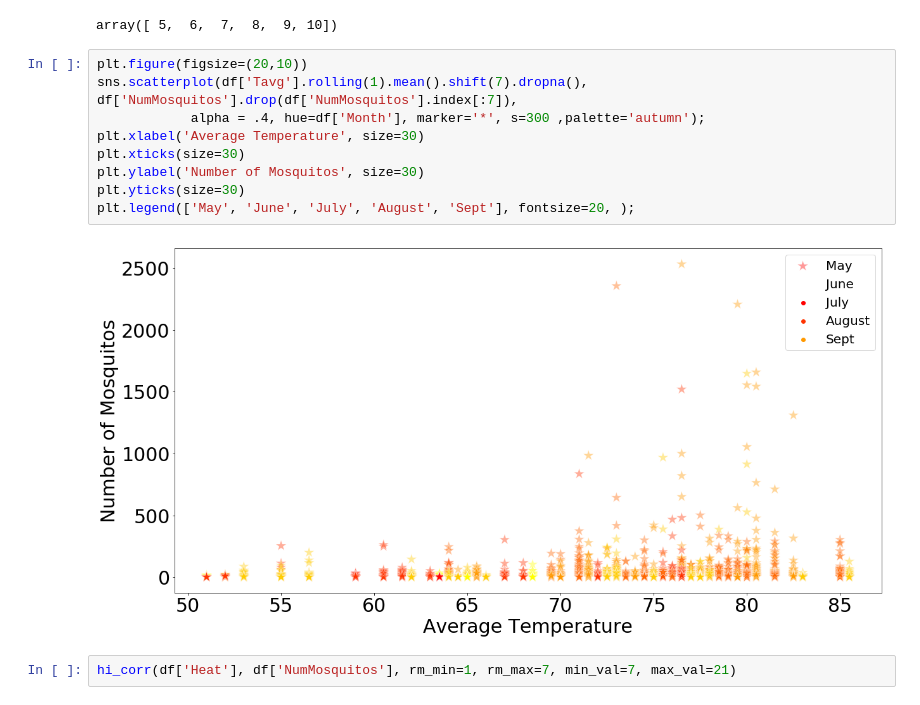
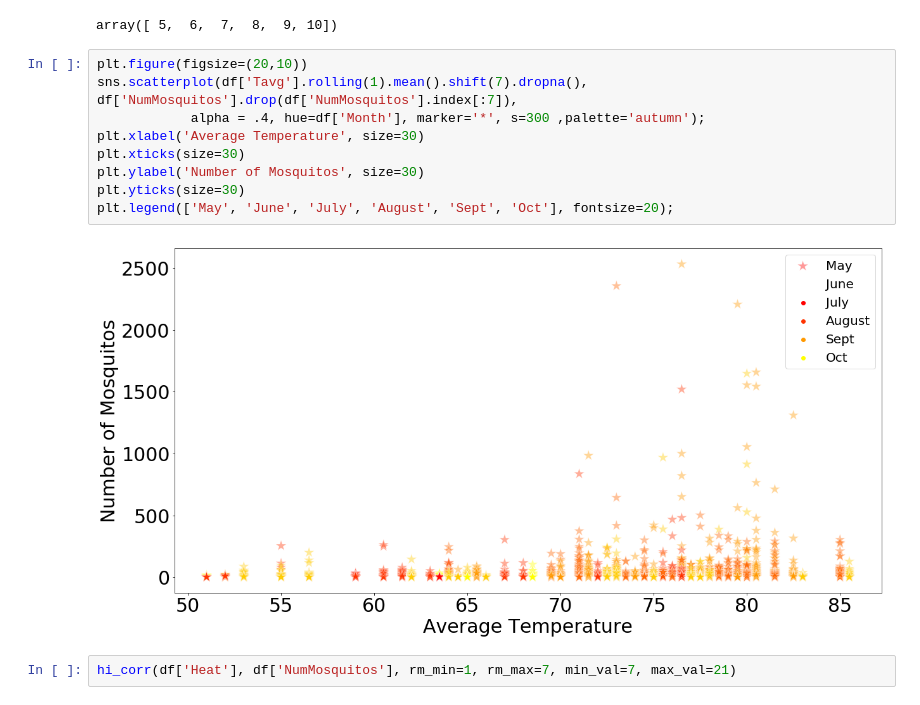
Before and after one commit to camarenad/wnv_prevention, a Jupyter notebook: jj/EDA_Merged_Data_JJ.ipynb, the cells around one changed output. Cells and saved outputs as stored; diff of their text form.

```diff
--- a/jj/EDA_Merged_Data_JJ.ipynb
+++ b/jj/EDA_Merged_Data_JJ.ipynb
@@ -146,14 +142,14 @@ array([ 5,  6,  7,  8,  9, 10])
 # %%
 plt.figure(figsize=(20,10))
 sns.scatterplot(df['Tavg'].rolling(1).mean().shift(7).dropna(), df['NumMosquitos'].drop(df['NumMosquitos'].index[:7]),
             alpha = .4, hue=df['Month'], marker='*', s=300 ,palette='autumn');
 plt.xlabel('Average Temperature', size=30)
 plt.xticks(size=30)
 plt.ylabel('Number of Mosquitos', size=30)
 plt.yticks(size=30)
-plt.legend(['May', 'June', 'July', 'August', 'Sept'], fontsize=20, );
+plt.legend(['May', 'June', 'July', 'August', 'Sept', 'Oct'], fontsize=20);
 # %% [output]
-[figure, old version]
+[figure, new version]
 # %%
 hi_corr(df['Heat'], df['NumMosquitos'], rm_min=1, rm_max=7, min_val=7, max_val=21)
 # %% [output]
```
Also changed, not shown: parts of 2 cells of this notebook, 1 other file.
